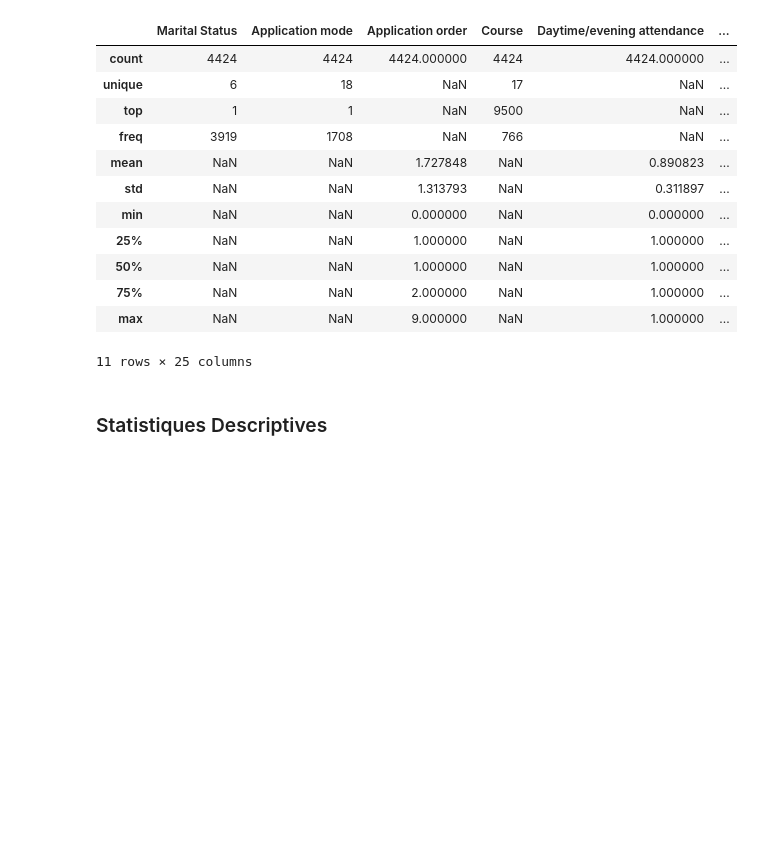
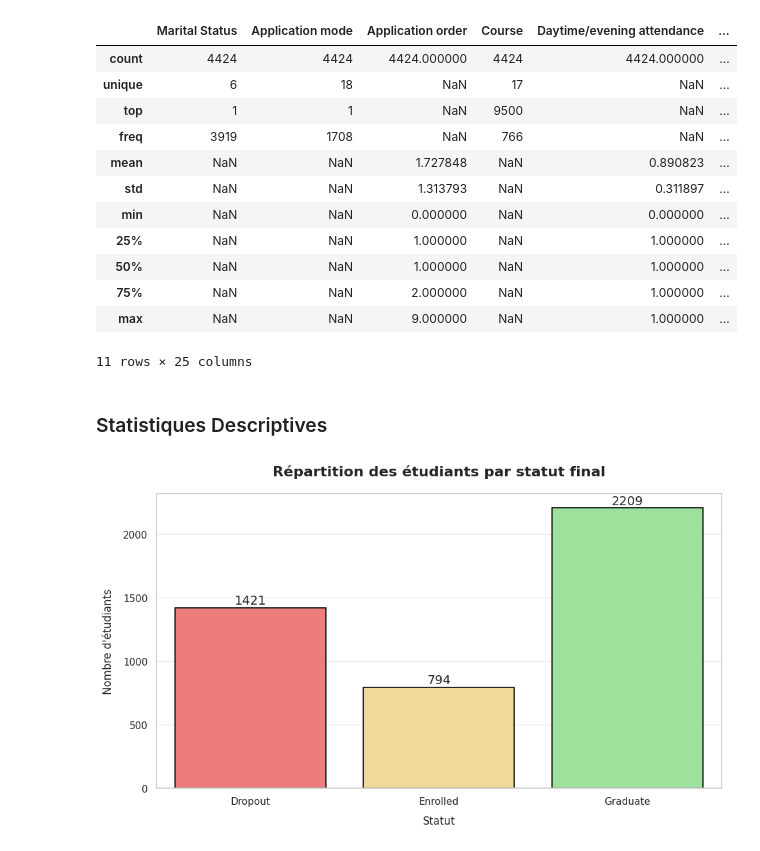
Before and after one commit to gabrielorsatti/Machine-Learning-for-Econometrics, a Jupyter notebook: main.ipynb, the cells around one changed output. Saved outputs shown, nothing was run; the diff lists cells and outputs as text; code cells hidden in the pictures; blank space fills up the shorter version.

```diff
--- a/main.ipynb
+++ b/main.ipynb
@@ -148,6 +148,8 @@ data_propre = df = df.drop([
     "Curricular units 2nd sem (without evaluations)"
 
 ], axis=1)
+categorie_graduate = ['Dropout', 'Enrolled', 'Graduate']
+data_propre['Target'] = pd.Categorical(data_propre['Target'], categories=categorie_graduate, ordered=True)
 # %%
 data_propre.describe(include="all")
 # %% [output]
@@ -166,3 +168,40 @@ data_propre.describe(include="all")
 11 rows × 25 columns
 # %% [markdown]
 ### Statistiques Descriptives
+# %%
+couleurs = {"Dropout": "#FF6B6B", "Enrolled": "#FFE08A", "Graduate": "#90EE90"}
+
+sns.set_theme(style="whitegrid")
+plt.rcParams['figure.figsize'] = (12, 8)
+
+plt.figure(figsize=(10, 6))
+ax = sns.countplot(
+    data=data_propre,
+    x='Target',
+    hue='Target',
+    palette=couleurs,
+    legend=False,
+    edgecolor='black',
+    linewidth=1.2
+)
+plt.title("Répartition des étudiants par statut final", fontsize=16, pad=20, weight='bold')
+plt.xlabel("Statut", fontsize=12, labelpad=10)
+plt.ylabel("Nombre d'étudiants", fontsize=12, labelpad=10)
+plt.xticks(rotation=0, fontsize=11)
+
+ax.grid(axis='y', alpha=0.4)
+
+for p in ax.patches:
+    ax.annotate(
+        f'{int(p.get_height())}',
+        (p.get_x() + p.get_width() / 2., p.get_height()),
+        ha='center',
+        va='center',
+        xytext=(0, 8),
+        textcoords='offset points',
+        fontsize=14
+    )
+plt.tight_layout()
+plt.show()
+# %% [output]
+[figure, added]
```
Also changed, not shown: parts of 2 cells of this notebook.
